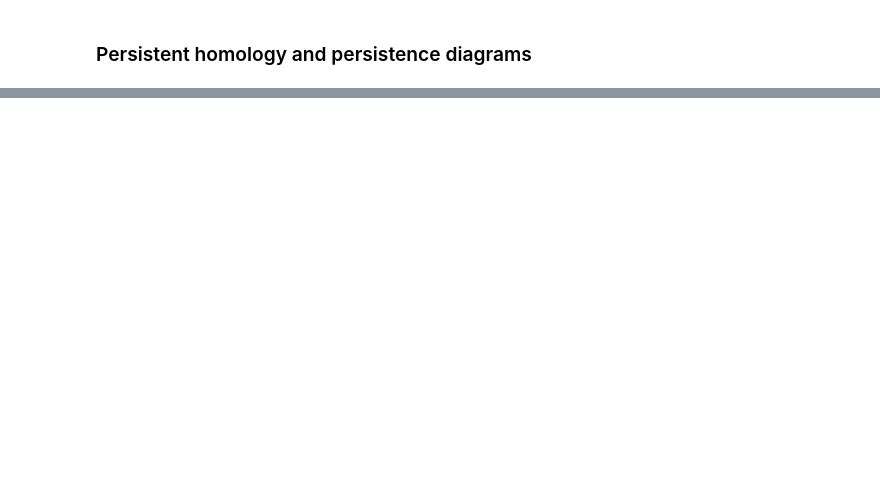
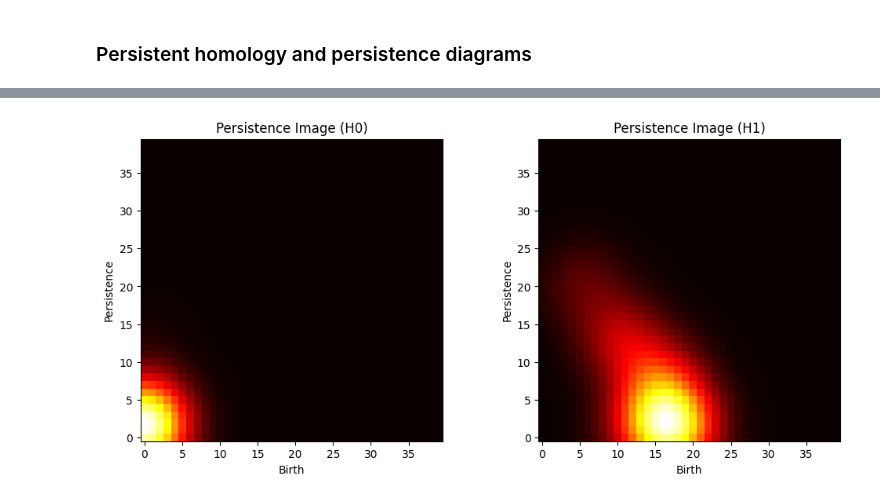
Before and after one commit to abbyheadstrom/FinalCodingProjectTDA, a Jupyter notebook: alpha_simplexes_and_persistence_diagram.ipynb, the cells around one changed output, grey strips where cells are left out. Drawn from its saved outputs; the diff is of its cells as text; code cells hidden in the pictures; blank space fills up the shorter version.

```diff
--- a/alpha_simplexes_and_persistence_diagram.ipynb
+++ b/alpha_simplexes_and_persistence_diagram.ipynb
@@ -196,0 +153,27 @@ ModuleNotFoundError: No module named 'matplotlib'.
+# %%
+# create the persistence images
+persistence_image = PersistenceImage(bandwidth=0.1, im_range=[0, 1, 0, 1], resolution=[40, 40])
+
+persistence_image_H0 = persistence_image.fit_transform([BarCodes_Rips_0])[0]
+persistence_image_H1 = persistence_image.fit_transform([BarCodes_Rips_1])[0]
+
+resolution = [40, 40]
+persistence_image_H0_mat = persistence_image_H0.reshape(resolution)
+persistence_image_H1_mat = persistence_image_H1.reshape(resolution)
+
+
+fig, axs = plt.subplots(1, 2, figsize=(12, 5))
+
+axs[0].imshow(persistence_image_H0_mat, cmap='hot', origin='lower')
+axs[0].set_title('Persistence Image (H0)')
+axs[0].set_xlabel('Birth')
+axs[0].set_ylabel('Persistence')
+
+axs[1].imshow(persistence_image_H1_mat, cmap='hot', origin='lower')
+axs[1].set_title('Persistence Image (H1)')
+axs[1].set_xlabel('Birth')
+axs[1].set_ylabel('Persistence')
+
+plt.show()
+# %% [output]
+[figure, added]
```
Also changed, not shown: parts of 6 cells of this notebook, 2 other files.
